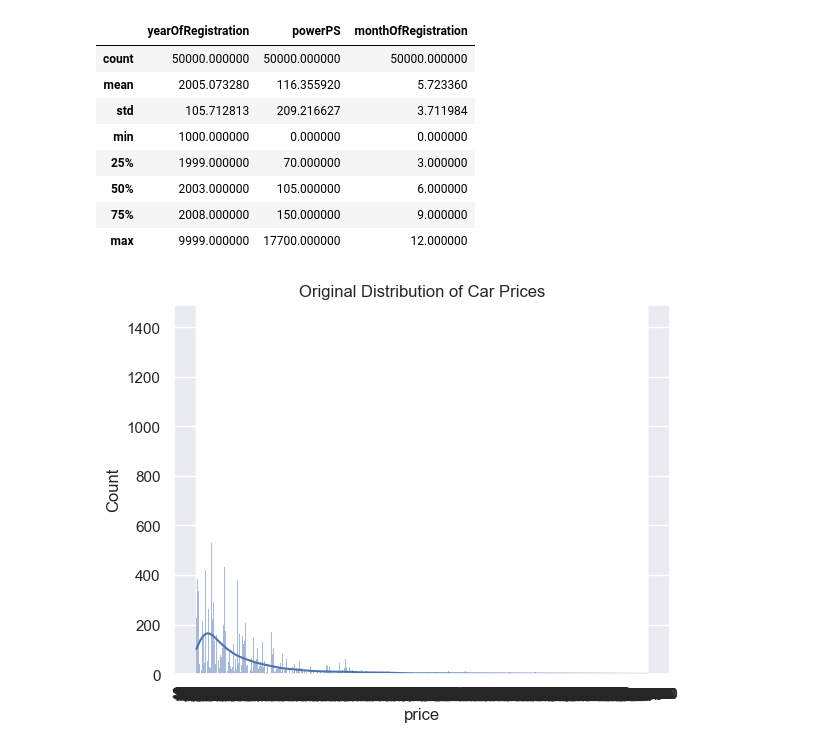
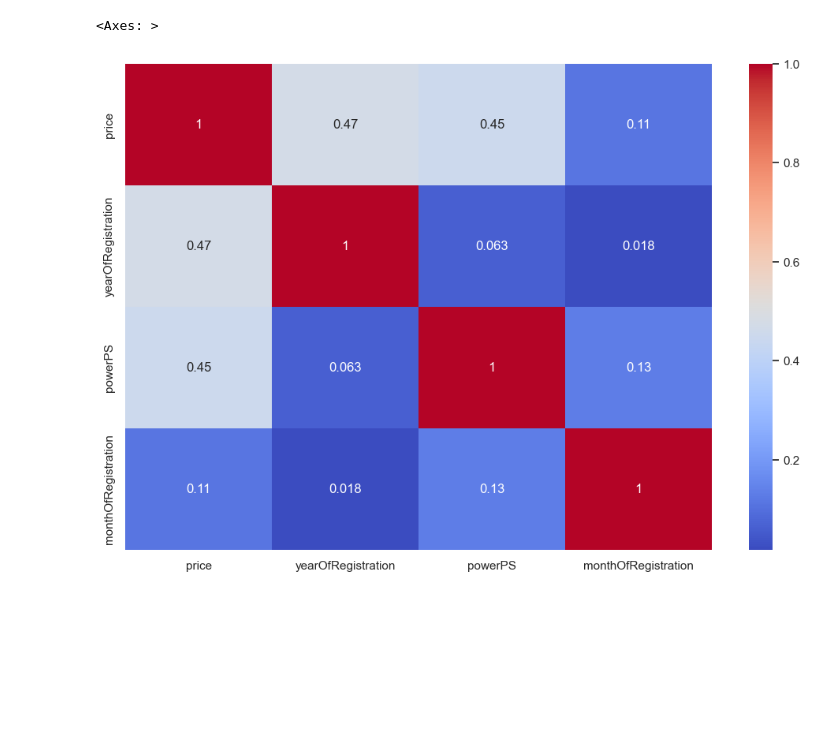
Before and after one commit to skmachra/DAI-101, a Jupyter notebook: Assignment_01_DAI101_23321029.ipynb, the cells around one changed output. Drawn from its saved outputs; the diff is of its cells as text; code cells hidden in the pictures; blank space fills up the shorter version.

```diff
--- a/Assignment_01_DAI101_23321029.ipynb
+++ b/Assignment_01_DAI101_23321029.ipynb
@@ -32,19 +194,7 @@ for col in columns_to_check:
 # %%
 numerical_cols = df.select_dtypes(include=['int64', 'float64']).columns
-df[numerical_cols].describe()
+plt.figure(figsize=(12,8))
+sns.heatmap(df[numerical_cols].corr(), annot=True, cmap='coolwarm')
 # %% [output]
-|  | yearOfRegistration | powerPS | monthOfRegistration |
-| count | 50000.000000 | 50000.000000 | 50000.000000 |
-| mean | 2005.073280 | 116.355920 | 5.723360 |
-| std | 105.712813 | 209.216627 | 3.711984 |
-| min | 1000.000000 | 0.000000 | 0.000000 |
-| 25% | 1999.000000 | 70.000000 | 3.000000 |
-| 50% | 2003.000000 | 105.000000 | 6.000000 |
-| 75% | 2008.000000 | 150.000000 | 9.000000 |
-| max | 9999.000000 | 17700.000000 | 12.000000 |
+<Axes: >
+[figure, added]
-# %%
-sns.histplot(df['price'], kde=True, bins=50)
-plt.title('Original Distribution of Car Prices')
-plt.show()
-# %% [output]
-[figure, removed]
```
Also changed, not shown: parts of 19 cells of this notebook.
